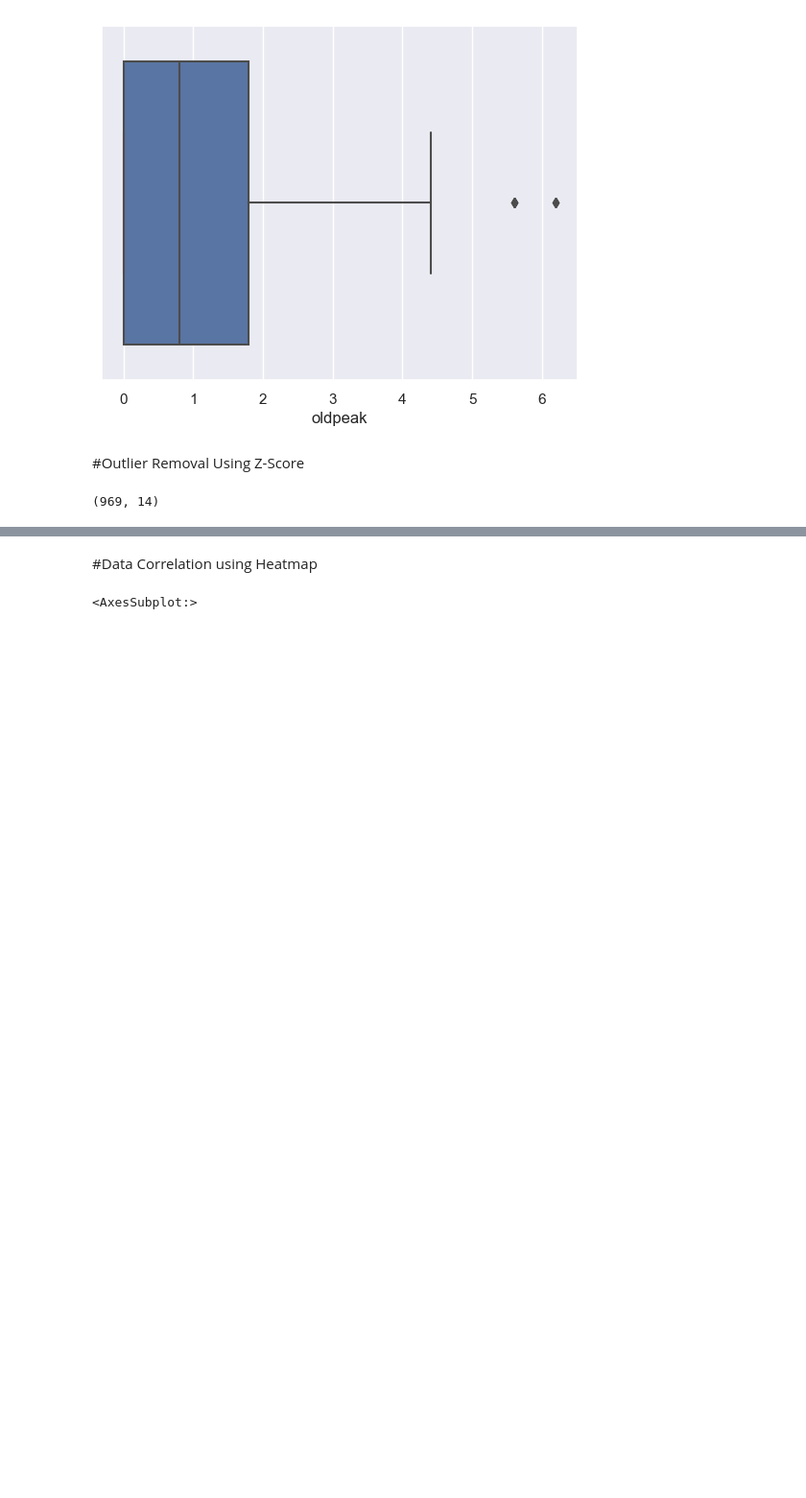
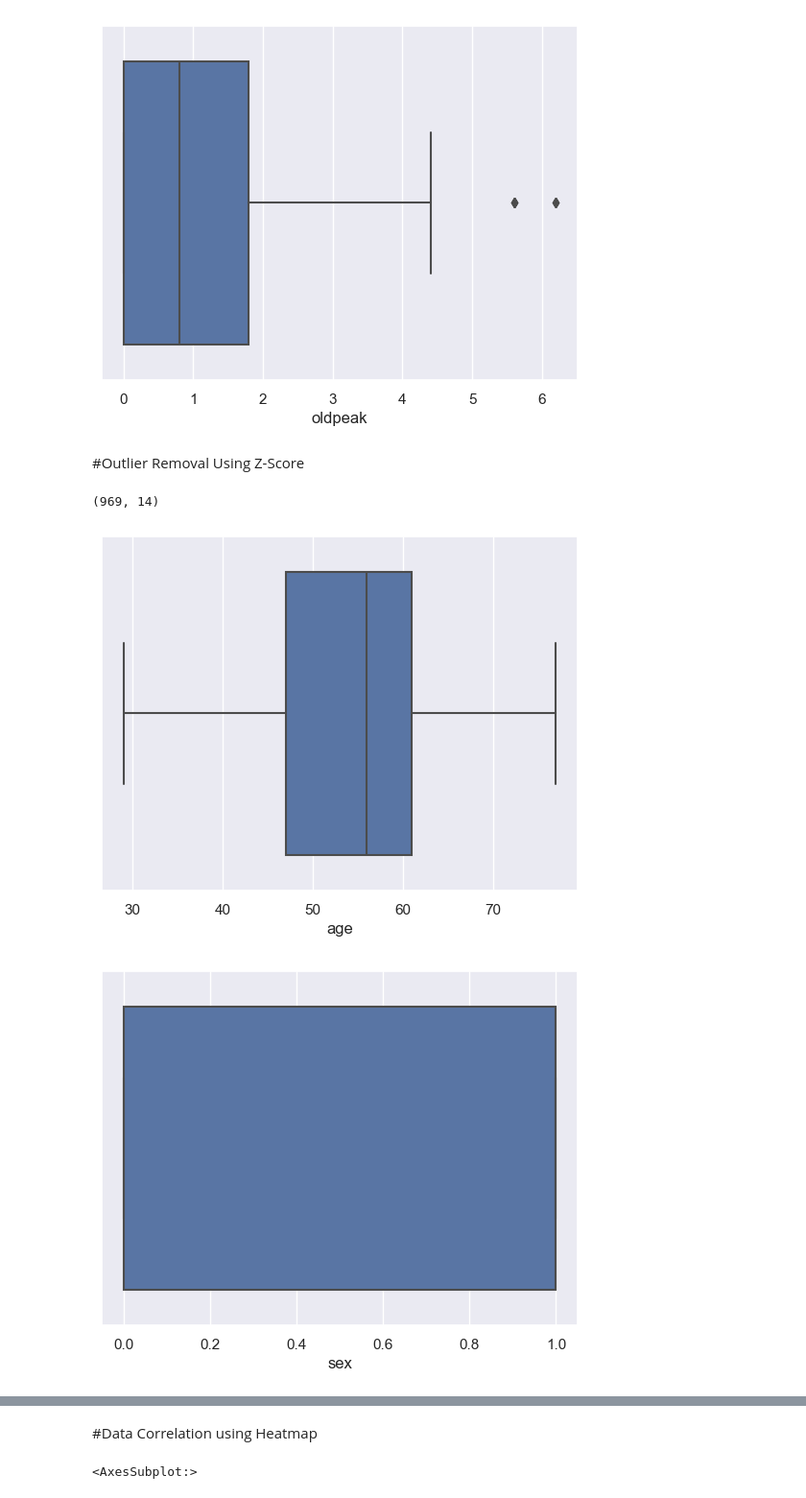
Before and after one commit to bramuelaswani/ML-DL-Related, a Jupyter notebook: Heart Disease Classification.ipynb, the cells around one changed output, grey strips where cells are left out. Shown at 96% size. Saved outputs shown, nothing was run; the diff lists cells and outputs as text; code cells hidden in the pictures; blank space fills up the shorter version.

```diff
--- a/Heart_Disease_Classification.ipynb
+++ b/Heart Disease Classification.ipynb
@@ -114,0 +137,8 @@ data_clean.shape
+# %%
+num=data_clean.select_dtypes(exclude='object')
+for i in num.columns:
+    sns.boxplot(data=num,x=i)
+    plt.show()
+# %% [output]
+[figure, added]
+[figure, added]
```
Also changed, not shown: parts of 3 cells of this notebook.
